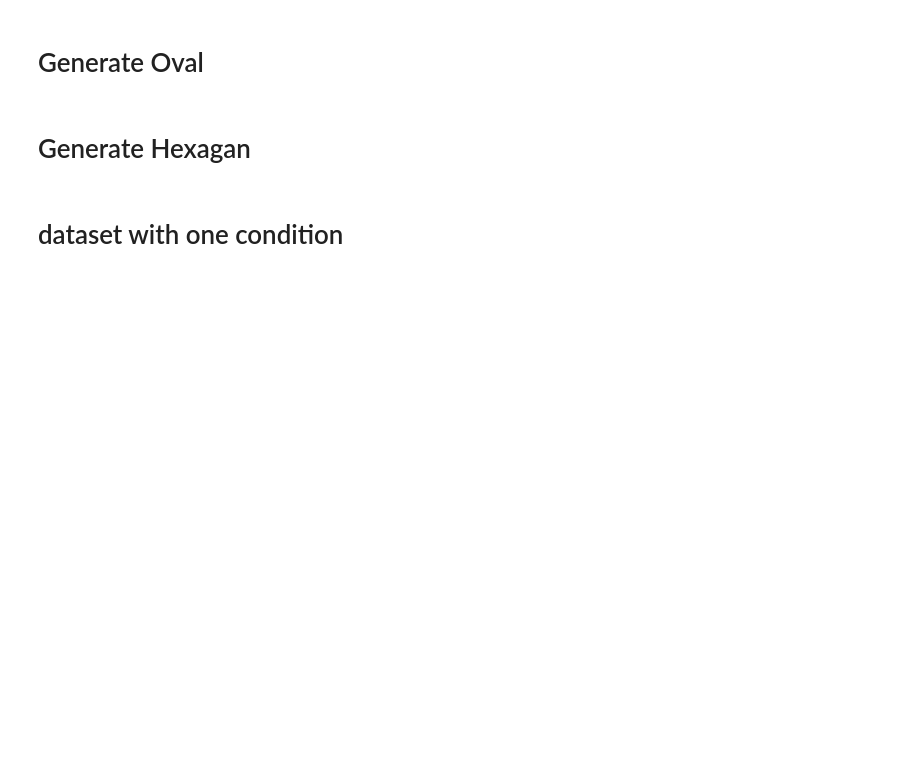
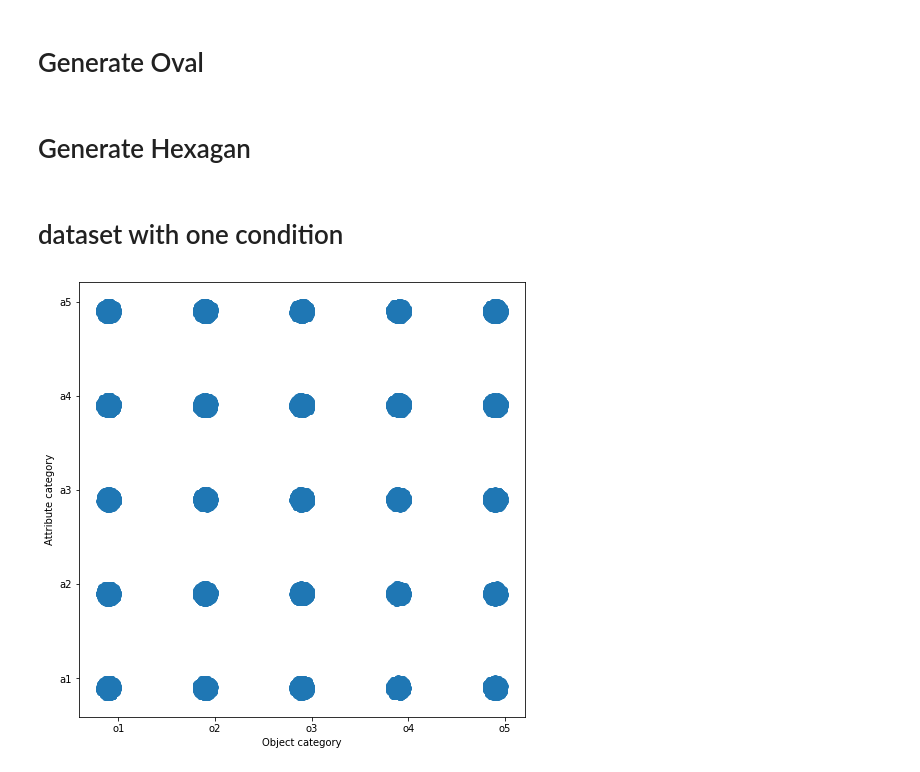
Before and after one commit to Larry234/Conditional_Diffusion, a Jupyter notebook: generate_data.ipynb, the cells around one changed output. Saved outputs shown, nothing was run; the diff lists cells and outputs as text; code cells hidden in the pictures; blank space fills up the shorter version.

```diff
--- a/generate_data.ipynb
+++ b/generate_data.ipynb
@@ -358,3 +358,24 @@ for k, v in colors.items():
         cv2.imwrite(os.path.join(data_root, f'{size} {k} {obj}', "{:05d}.jpg".format(i)), image)
 # %% [markdown]
 # dataset with one condition
+# %%
+import matplotlib.pyplot as plt
+import numpy as np
+import os
+points = []
+for tar in os.listdir("data/2DPoints"):
+    p = np.load(os.path.join("data", "2DPoints", tar, "points.npy"))
+    points.append(p)
+
+points = np.concatenate(points, axis=0)
+# %%
+plt.figure(figsize=(8, 8), facecolor=(1, 1, 1))
+
+plt.xlabel("Object category")
+plt.ylabel("Attribute category")
+plt.xticks([1,2,3,4,5],["o1", "o2", "o3", "o4", "o5"])
+plt.yticks([1,2,3,4,5],["a1", "a2", "a3", "a4", "a5"])
+plt.scatter(points[:, 0], points[:, 1])
+plt.savefig("2DPoints.png")
+# %% [output]
+[figure, added]
```
Also changed, not shown: 1 other file.
